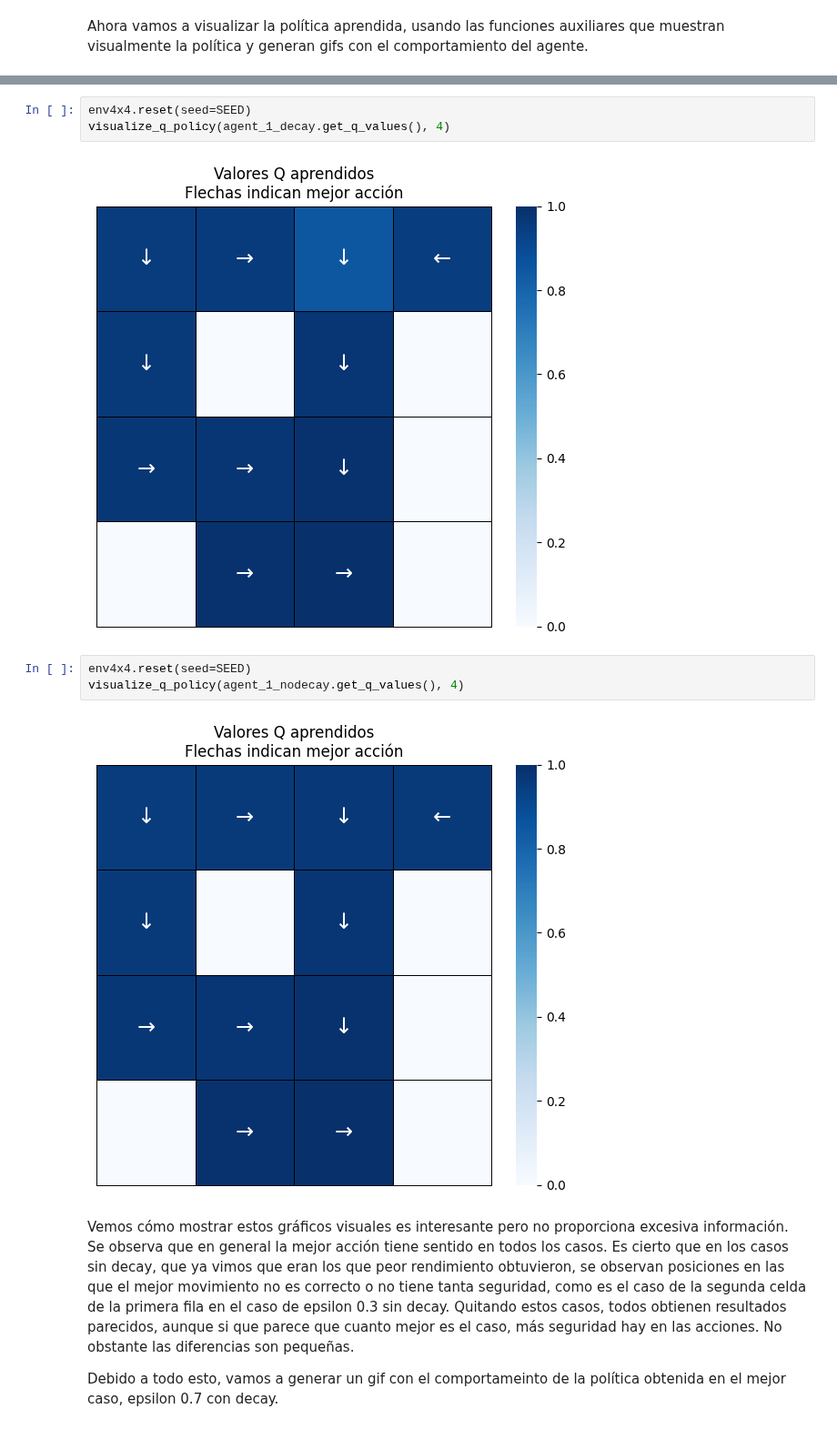
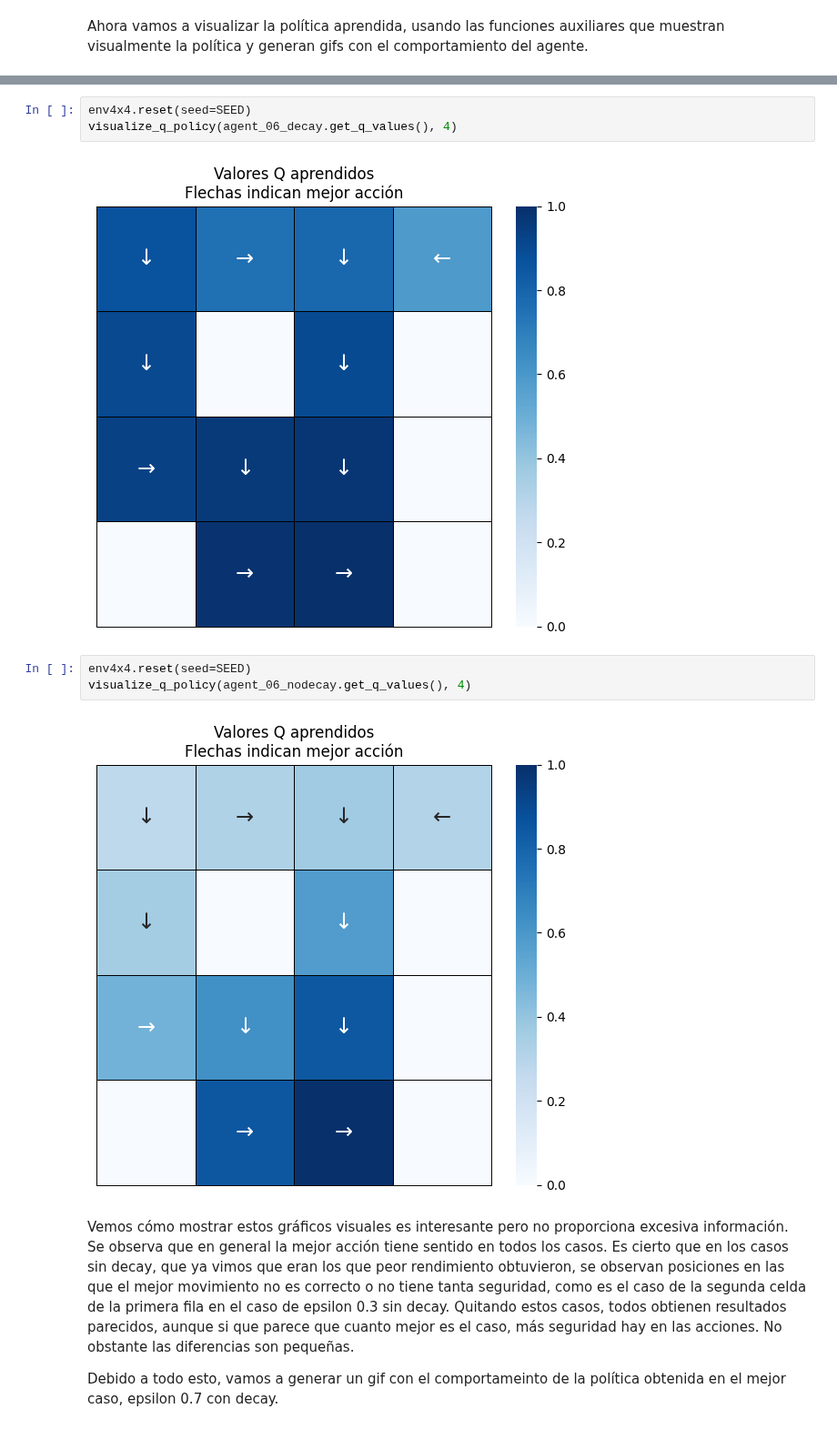
Before and after one commit to angelms2003/FernandezMartinezPolo-EML-RL, a Jupyter notebook: Entornos_Complejos/MonteCarlo_OnPolicy.ipynb, the cells around one changed output, grey strips where cells are left out. Shown at 91% size. Cells and saved outputs as stored; diff of their text form.

Commit message:
Update Monte Carlo On Policy

```diff
--- a/Entornos_Complejos/MonteCarlo_OnPolicy.ipynb
+++ b/Entornos_Complejos/MonteCarlo_OnPolicy.ipynb
@@ -629,13 +629,13 @@ visualize_q_policy(agent_07_nodecay.get_q_values(), 4)
 # %%
 env4x4.reset(seed=SEED)
-visualize_q_policy(agent_1_decay.get_q_values(), 4)
+visualize_q_policy(agent_06_decay.get_q_values(), 4)
 # %% [output]
-[figure, old version]
+[figure, new version]
 # %%
 env4x4.reset(seed=SEED)
-visualize_q_policy(agent_1_nodecay.get_q_values(), 4)
+visualize_q_policy(agent_06_nodecay.get_q_values(), 4)
 # %% [output]
-[figure, old version]
+[figure, new version]
 # %% [markdown]
 Vemos cómo mostrar estos gráficos visuales es interesante pero no proporciona excesiva información. Se observa que en general la mejor acción tiene sentido en todos los casos. Es cierto que en los casos sin decay, que ya vimos que eran los que peor rendimiento obtuvieron, se observan posiciones en las que el mejor movimiento no es correcto o no tiene tanta seguridad, como es el caso de la segunda celda de la primera fila en el caso de epsilon 0.3 sin decay. Quitando estos casos, todos obtienen resultados parecidos, aunque si que parece que cuanto mejor es el caso, más seguridad hay en las acciones. No obstante las diferencias son pequeñas.
 
```
Also changed, not shown: parts of 14 cells of this notebook, 1 other file.
